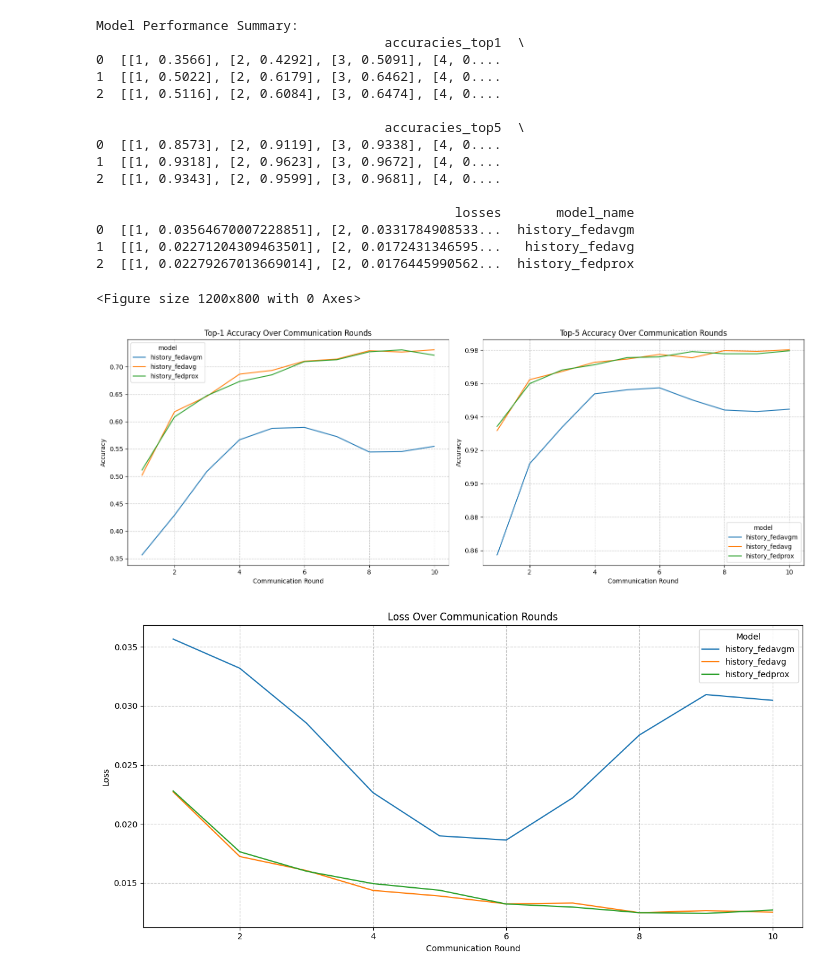
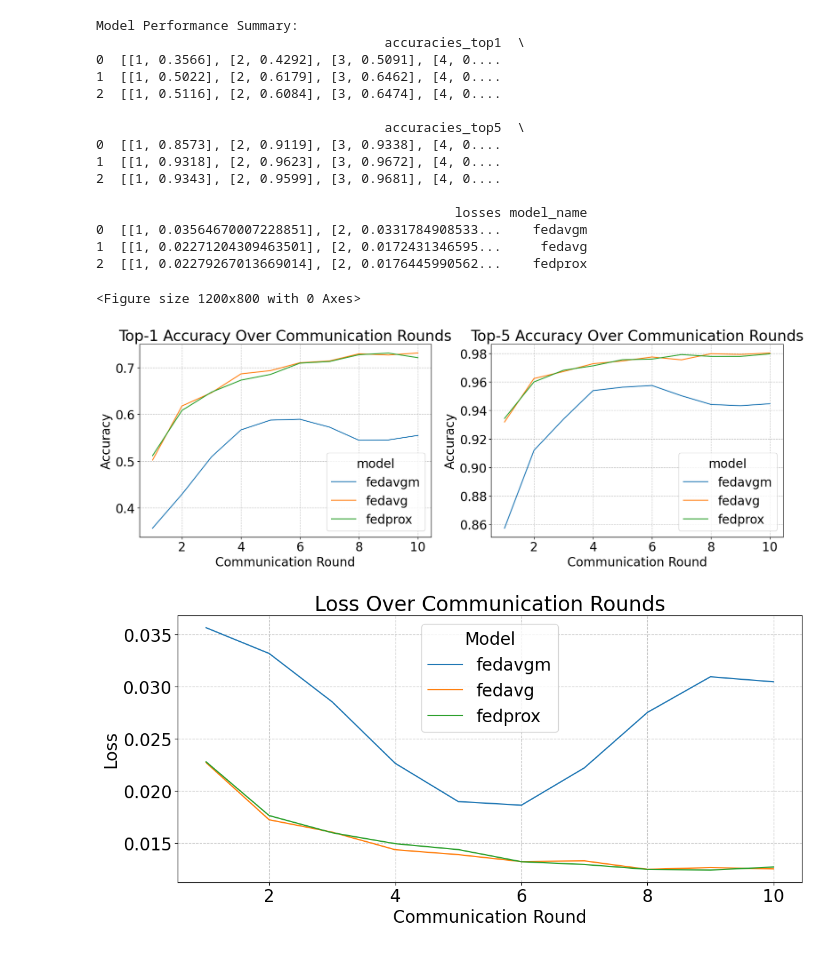
Before and after one commit to giangson19/sd6123_federated_learning, a Jupyter notebook: visualize.ipynb, the cells around one changed output. Saved outputs shown, nothing was run; the diff lists cells and outputs as text; code cells hidden in the pictures.

Commit message:
updatevisualization

```diff
--- a/visualize.ipynb
+++ b/visualize.ipynb
@@ -23,7 +23,7 @@ for json_file in json_files:
         data = json.load(f)
         # Assuming the model name is in the filename
         model_name = os.path.splitext(json_file)[0]
-        data['model_name'] = model_name
+        data['model_name'] = model_name.replace('history_', '')
         model_performances.append(data)
 
 # Convert to DataFrame for easier visualization
@@ -66,10 +66,10 @@ Model Performance Summary:
 1  [[1, 0.9318], [2, 0.9623], [3, 0.9672], [4, 0....
 2  [[1, 0.9343], [2, 0.9599], [3, 0.9681], [4, 0....
 
-                                              losses       model_name
-0  [[1, 0.03564670007228851], [2, 0.0331784908533...  history_fedavgm
-1  [[1, 0.02271204309463501], [2, 0.0172431346595...   history_fedavg
-2  [[1, 0.02279267013669014], [2, 0.0176445990562...  history_fedprox
+                                              losses model_name
+0  [[1, 0.03564670007228851], [2, 0.0331784908533...    fedavgm
+1  [[1, 0.02271204309463501], [2, 0.0172431346595...     fedavg
+2  [[1, 0.02279267013669014], [2, 0.0176445990562...    fedprox
 <Figure size 1200x800 with 0 Axes>
 # %%
 # Process the data to make it suitable for plotting
@@ -98,35 +98,43 @@ for index, row in df.iterrows():
             'round': round_num,
             'accuracy': acc_value,
             'type': 'Top-5'
         })
 
 # Convert to DataFrame
 acc_df = pd.DataFrame(processed_data)
 
+# Increase font size globally
+plt.rcParams.update({'font.size': 20})
+
 # Create a figure with two subplots
 fig, (ax1, ax2) = plt.subplots(1, 2, figsize=(16, 6))
 
 # Plot Top-1 accuracy
 sns.lineplot(x='round', y='accuracy', hue='model', data=acc_df[acc_df['type'] == 'Top-1'],
              markers=True, dashes=False, ax=ax1)
 ax1.set_title('Top-1 Accuracy Over Communication Rounds')
 ax1.set_xlabel('Communication Round')
 ax1.set_ylabel('Accuracy')
 ax1.grid(True, linestyle='--', alpha=0.7)
 
 # Plot Top-5 accuracy
 sns.lineplot(x='round', y='accuracy', hue='model', data=acc_df[acc_df['type'] == 'Top-5'],
              markers=True, dashes=False, ax=ax2)
 ax2.set_title('Top-5 Accuracy Over Communication Rounds')
 ax2.set_xlabel('Communication Round')
 ax2.set_ylabel('Accuracy')
 ax2.grid(True, linestyle='--', alpha=0.7)
 
 plt.tight_layout()
+plt.savefig('outputs/accuracies_over_rounds.pdf', dpi=300)
+
 plt.show()
 # %% [output]
-[figure, old version]
+[figure, new version]
 # %%
+# Increase font size globally
+plt.rcParams.update({'font.size': 20})
+
 # Process the loss data to make it suitable for plotting
 loss_data = []
 
@@ -158,7 +166,8 @@ plt.ylabel('Loss')
 plt.grid(True, linestyle='--', alpha=0.7)
 plt.legend(title='Model')
 
+plt.savefig('outputs/loss_over_rounds.pdf', dpi=300)
 plt.tight_layout()
 plt.show()
 # %% [output]
-[figure, old version]
+[figure, new version]
```
Also changed, not shown: 3 other files.
